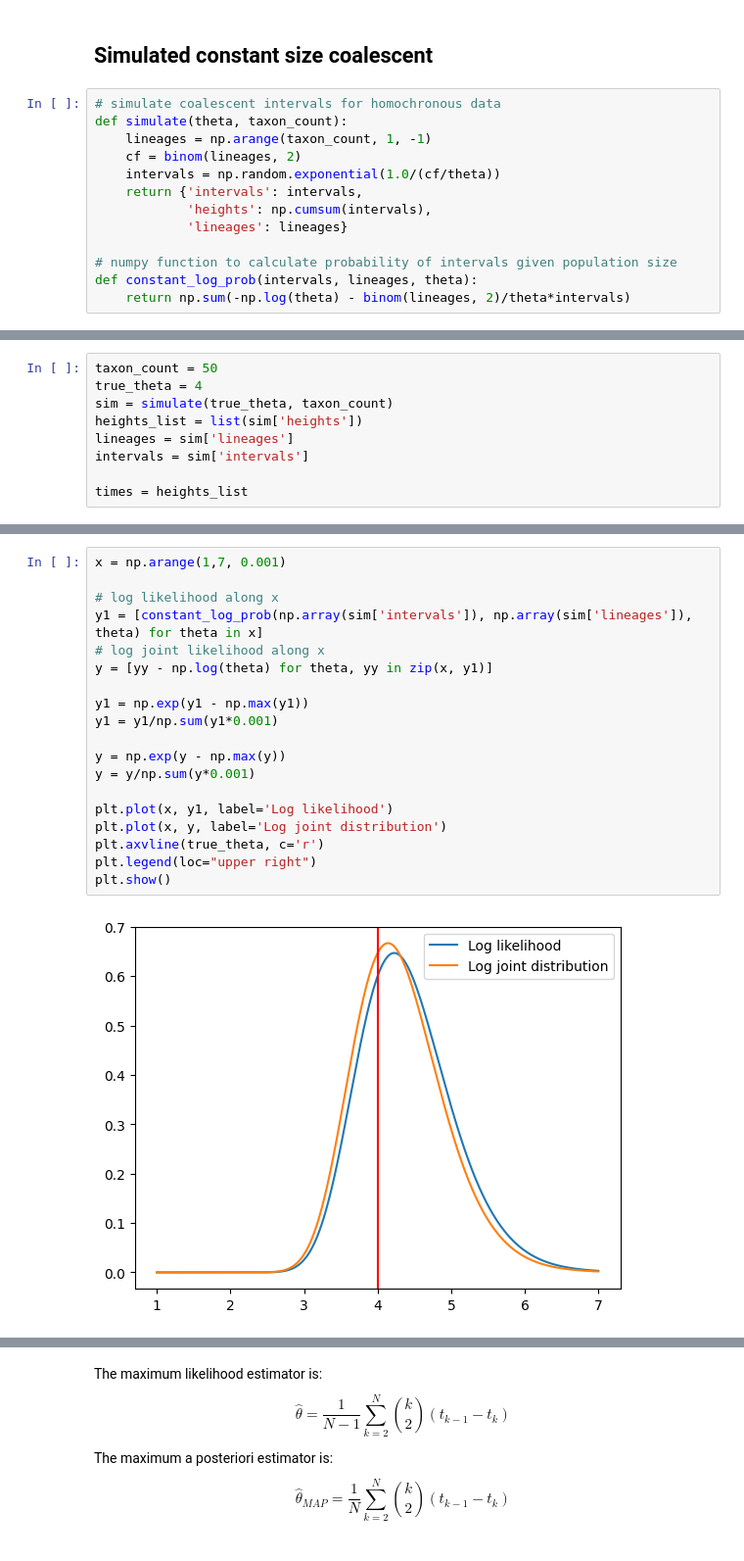
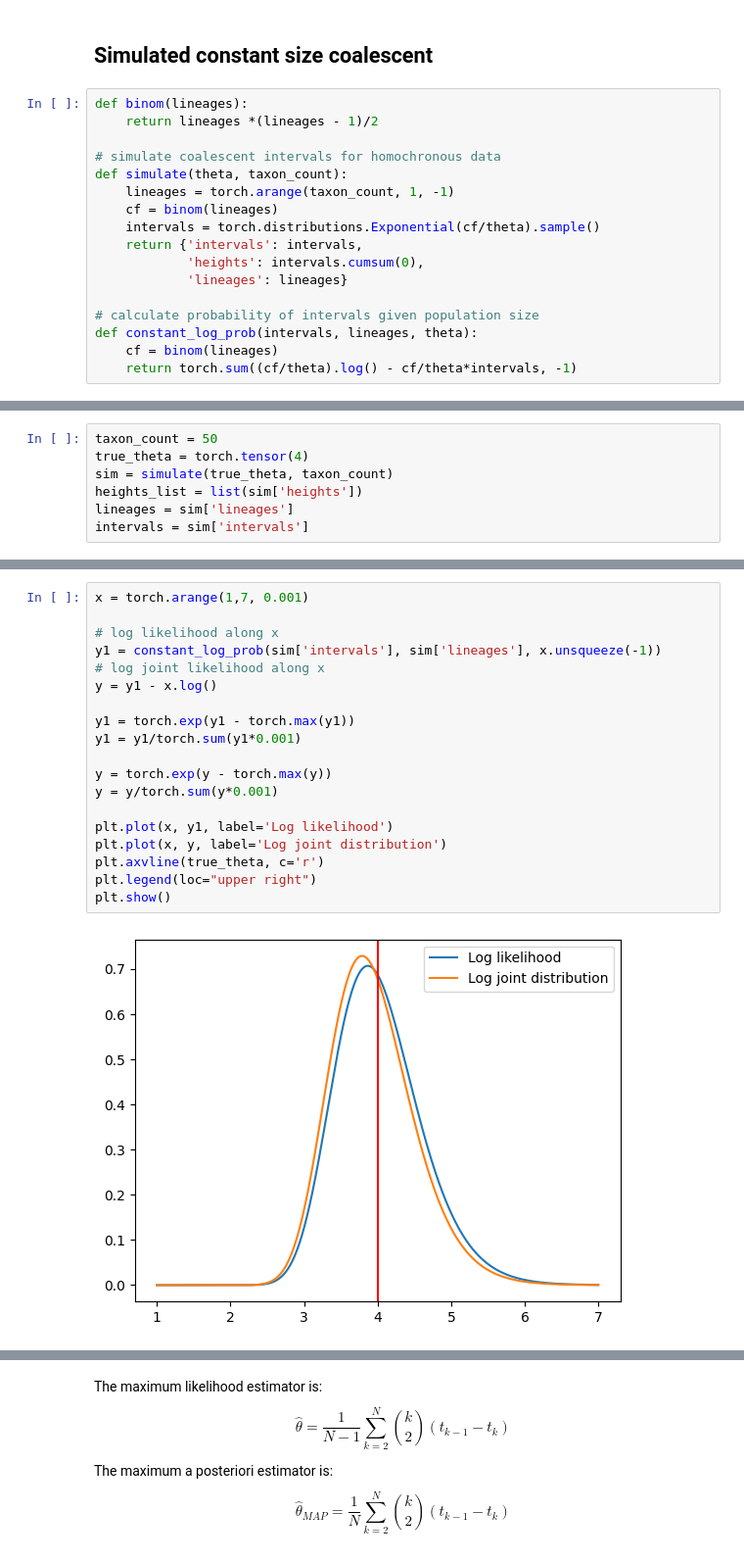
Before and after one commit to 4ment/torchtree-notebooks, a Jupyter notebook: notebooks/coalescent.ipynb, the cells around one changed output, grey strips where cells are left out. Shown at 98% size. Saved outputs shown, nothing was run; the diff lists cells and outputs as text.

```diff
--- a/notebooks/coalescent.ipynb
+++ b/notebooks/coalescent.ipynb
@@ -71,15 +75,19 @@ draw_tree(fig, root, rootLength=1,showHeightLabels=True)
 # %% [markdown]
 ## Simulated constant size coalescent
 # %%
+def binom(lineages):
+    return lineages *(lineages - 1)/2
+
 # simulate coalescent intervals for homochronous data
 def simulate(theta, taxon_count):
-    lineages = np.arange(taxon_count, 1, -1)
-    cf = binom(lineages, 2)
-    intervals = np.random.exponential(1.0/(cf/theta))
+    lineages = torch.arange(taxon_count, 1, -1)
+    cf = binom(lineages)
+    intervals = torch.distributions.Exponential(cf/theta).sample()
     return {'intervals': intervals,
-            'heights': np.cumsum(intervals),
+            'heights': intervals.cumsum(0),
             'lineages': lineages}
 
-# numpy function to calculate probability of intervals given population size
+# calculate probability of intervals given population size
 def constant_log_prob(intervals, lineages, theta):
-    return np.sum(-np.log(theta) - binom(lineages, 2)/theta*intervals)
+    cf = binom(lineages)
+    return torch.sum((cf/theta).log() - cf/theta*intervals, -1)
@@ -88,9 +96,7 @@ def constant_log_prob(intervals, lineages, theta):
 # %%
 taxon_count = 50
-true_theta = 4
+true_theta = torch.tensor(4)
 sim = simulate(true_theta, taxon_count)
 heights_list = list(sim['heights'])
 lineages = sim['lineages']
 intervals = sim['intervals']
-
-times = heights_list
@@ -103,21 +103,21 @@ draw_tree(fig, root, rootLength=1,showTaxa=False, showHeights=False,showHeightLa
 # %%
-x = np.arange(1,7, 0.001)
+x = torch.arange(1,7, 0.001)
 
 # log likelihood along x
-y1 = [constant_log_prob(np.array(sim['intervals']), np.array(sim['lineages']), theta) for theta in x]
+y1 = constant_log_prob(sim['intervals'], sim['lineages'], x.unsqueeze(-1))
 # log joint likelihood along x
-y = [yy - np.log(theta) for theta, yy in zip(x, y1)]
+y = y1 - x.log()
 
-y1 = np.exp(y1 - np.max(y1))
-y1 = y1/np.sum(y1*0.001)
+y1 = torch.exp(y1 - torch.max(y1))
+y1 = y1/torch.sum(y1*0.001)
 
-y = np.exp(y - np.max(y))
-y = y/np.sum(y*0.001)
+y = torch.exp(y - torch.max(y))
+y = y/torch.sum(y*0.001)
 
 plt.plot(x, y1, label='Log likelihood')
 plt.plot(x, y, label='Log joint distribution')
 plt.axvline(true_theta, c='r')
 plt.legend(loc="upper right")
 plt.show()
 # %% [output]
-[figure, old version]
+[figure, new version]
```
Also changed, not shown: parts of 92 cells of this notebook.
